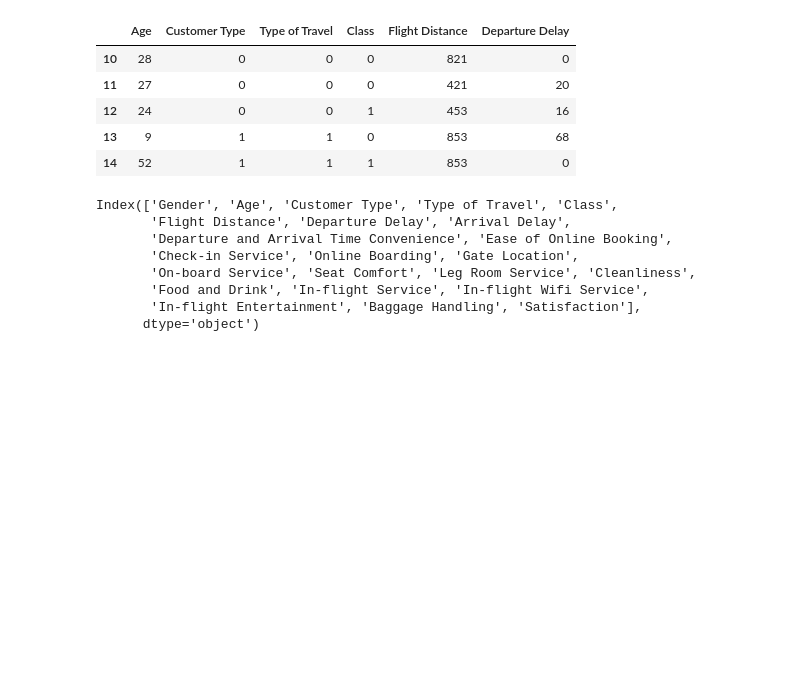
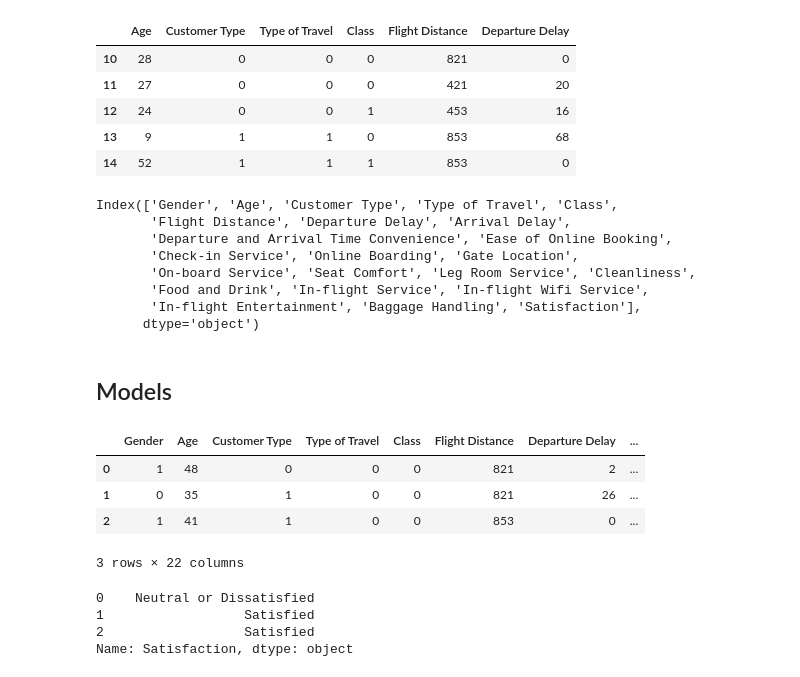
Before and after one commit to S0fft/Airline-Passenger-Satisfaction, a Jupyter notebook: airline_passenger_satisfaction.ipynb, the cells around one changed output. Cells and saved outputs as stored; diff of their text form; code cells hidden in the pictures; blank space fills up the shorter version.

Commit message:
creare Models section, drop Satisfaction to X

```diff
--- a/airline_passenger_satisfaction.ipynb
+++ b/airline_passenger_satisfaction.ipynb
@@ -312,3 +312,22 @@ Index(['Gender', 'Age', 'Customer Type', 'Type of Travel', 'Class',
        'Food and Drink', 'In-flight Service', 'In-flight Wifi Service',
        'In-flight Entertainment', 'Baggage Handling', 'Satisfaction'],
       dtype='object')
+# %% [markdown]
+## Models
+# %%
+X = df.drop(columns='Satisfaction')
+X.head(3)
+# %% [output]
+|  | Gender | Age | Customer Type | Type of Travel | Class | Flight Distance | Departure Delay | ... |
+| 0 | 1 | 48 | 0 | 0 | 0 | 821 | 2 | ... |
+| 1 | 0 | 35 | 1 | 0 | 0 | 821 | 26 | ... |
+| 2 | 1 | 41 | 1 | 0 | 0 | 853 | 0 | ... |
+3 rows × 22 columns
+# %%
+y = df['Satisfaction']
+y.head(3)
+# %% [output]
+0    Neutral or Dissatisfied
+1                  Satisfied
+2                  Satisfied
+Name: Satisfaction, dtype: object
```
